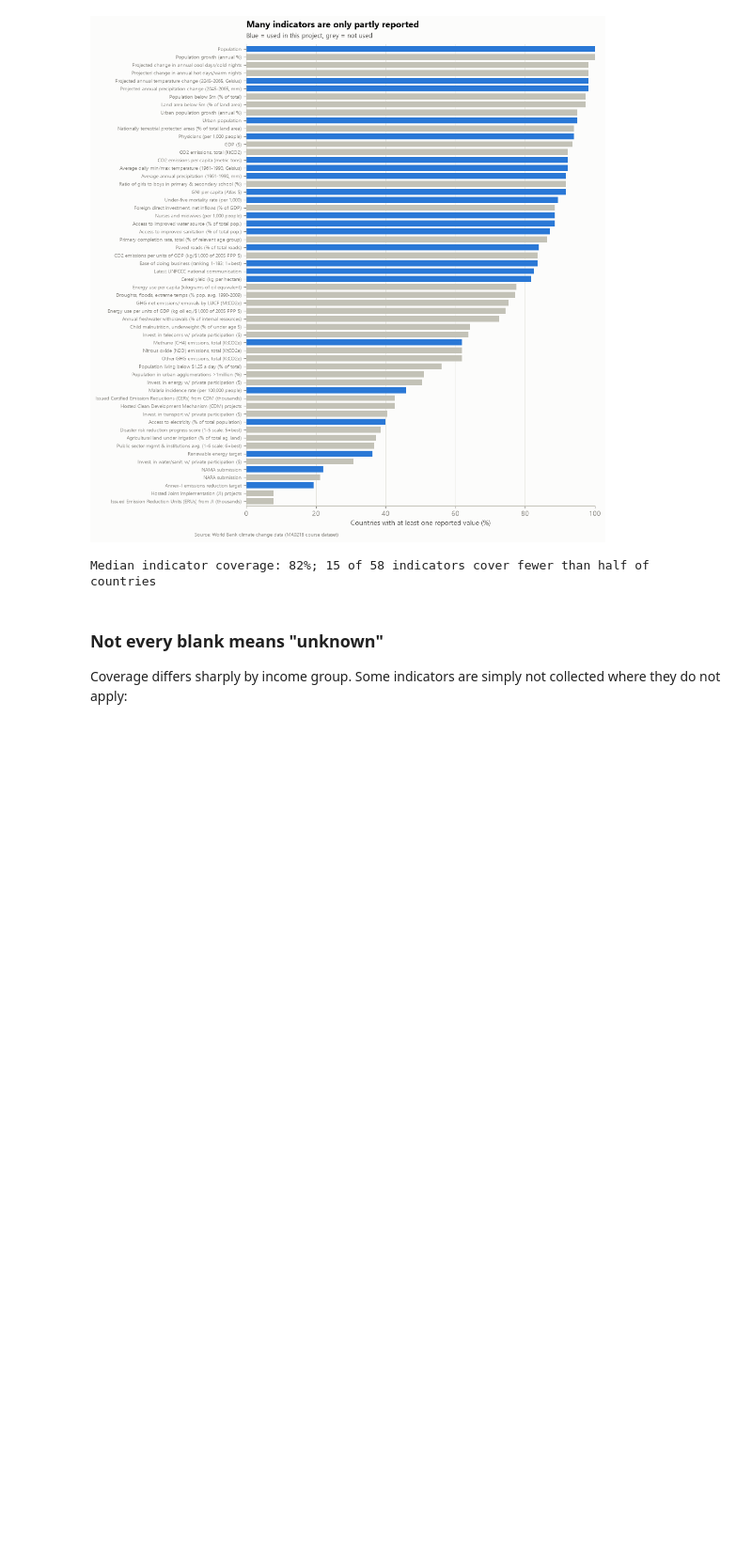
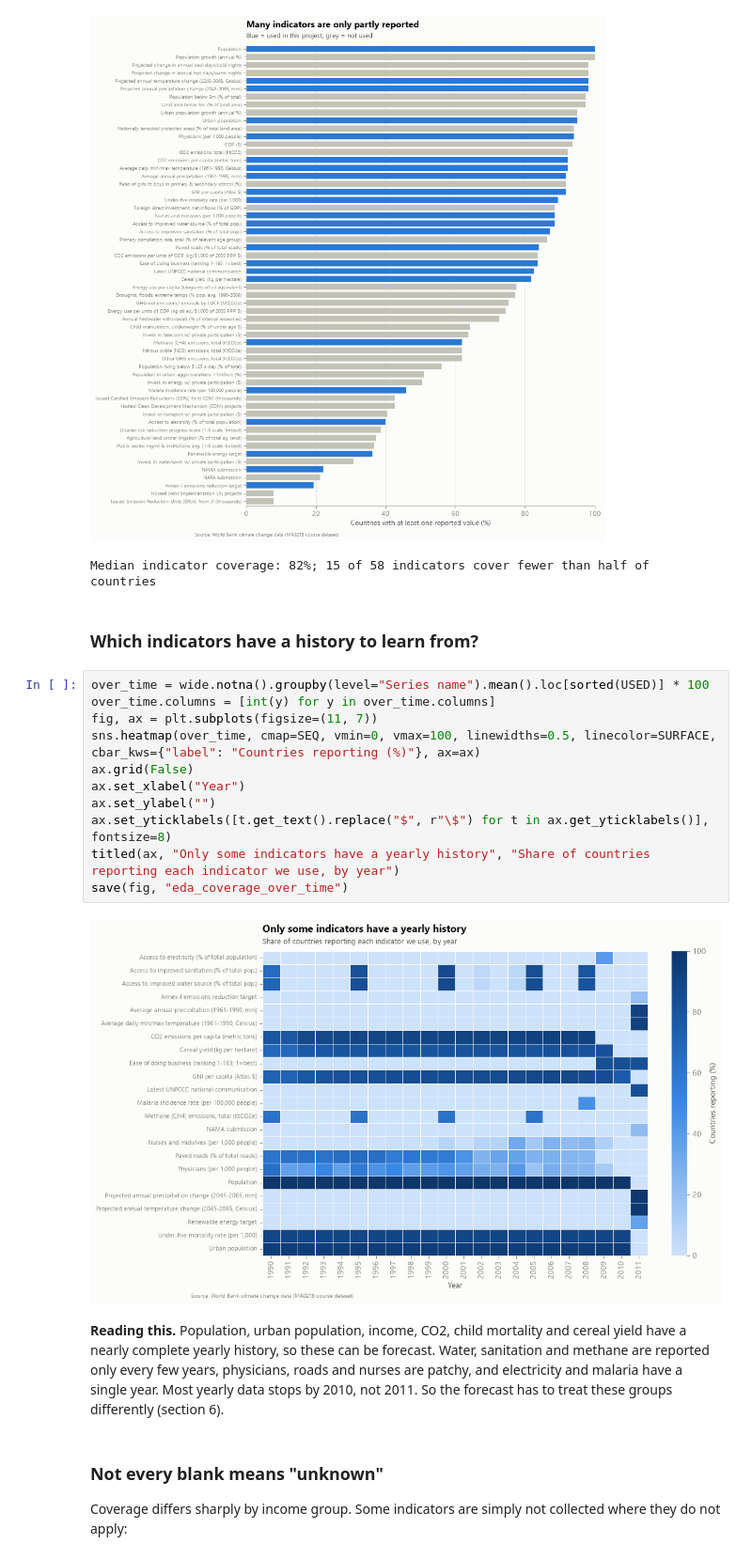
Before and after one commit to edward3423/nasipadang, a Jupyter notebook: nasipadang.ipynb, the cells around one changed output. Shown at 94% size. Cells and saved outputs as stored; diff of their text form; blank space fills up the shorter version.

```diff
--- a/nasipadang.ipynb
+++ b/nasipadang.ipynb
@@ -187,6 +187,23 @@ print(f"Median indicator coverage: {coverage.median():.0%}; "
 # %% [output]
 [figure]
 Median indicator coverage: 82%; 15 of 58 indicators cover fewer than half of countries
+# %% [markdown]
+### Which indicators have a history to learn from?
+# %%
+over_time = wide.notna().groupby(level="Series name").mean().loc[sorted(USED)] * 100
+over_time.columns = [int(y) for y in over_time.columns]
+fig, ax = plt.subplots(figsize=(11, 7))
+sns.heatmap(over_time, cmap=SEQ, vmin=0, vmax=100, linewidths=0.5, linecolor=SURFACE, cbar_kws={"label": "Countries reporting (%)"}, ax=ax)
+ax.grid(False)
+ax.set_xlabel("Year")
+ax.set_ylabel("")
+ax.set_yticklabels([t.get_text().replace("$", r"\$") for t in ax.get_yticklabels()], fontsize=8)
+titled(ax, "Only some indicators have a yearly history", "Share of countries reporting each indicator we use, by year")
+save(fig, "eda_coverage_over_time")
+# %% [output]
+[figure, added]
+# %% [markdown]
+**Reading this.** Population, urban population, income, CO2, child mortality and cereal yield have a nearly complete yearly history, so these can be forecast. Water, sanitation and methane are reported only every few years, physicians, roads and nurses are patchy, and electricity and malaria have a single year. Most yearly data stops by 2010, not 2011. So the forecast has to treat these groups differently (section 6).
 # %% [markdown]
 ### Not every blank means "unknown"
 
```
Also changed, not shown: parts of 13 cells of this notebook, 5 other files.
